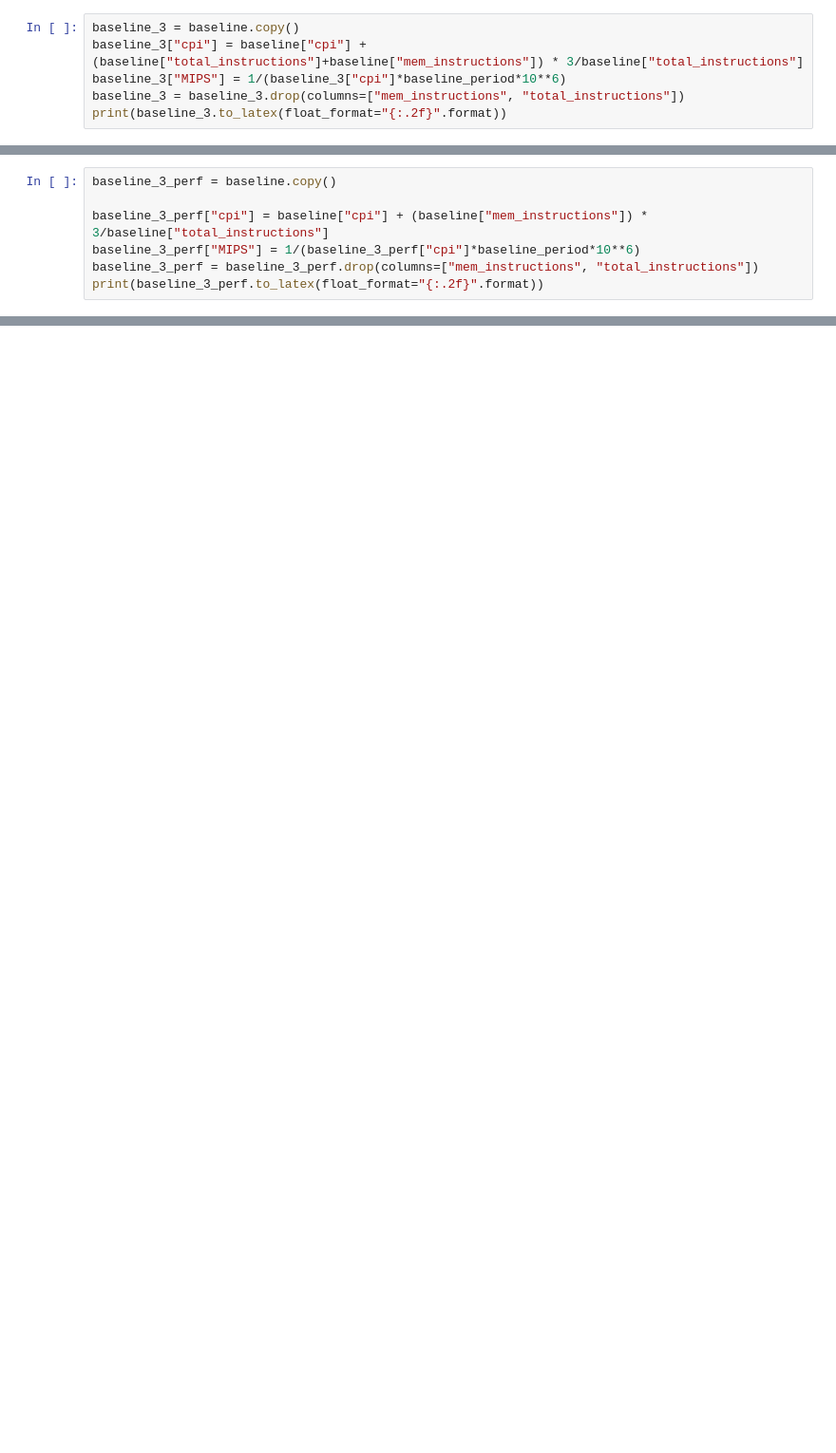
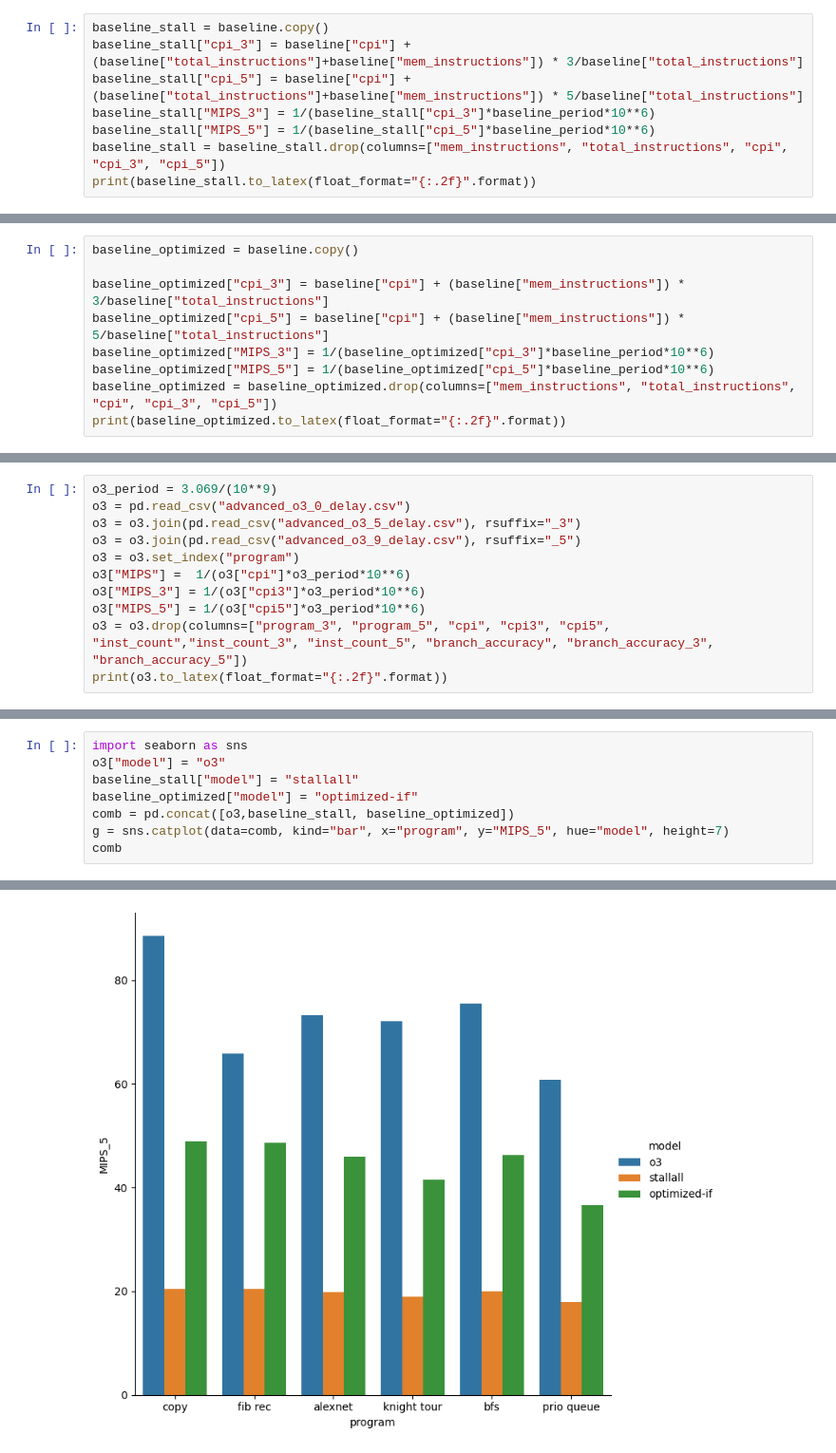
Before and after one commit to yaene/VeriSimpleO3, a Jupyter notebook: results/analysis.ipynb, the cells around one changed output, grey strips where cells are left out. Shown at 95% size. Drawn from its saved outputs; the diff is of its cells as text; blank space fills up the shorter version.

```diff
--- a/results/analysis.ipynb
+++ b/results/analysis.ipynb
@@ -21,9 +21,11 @@ priority_queue.mem & 1.94 & 90.49 \\
 \bottomrule
 \end{tabular}
 # %%
-baseline_3 = baseline.copy()
-baseline_3["cpi"] = baseline["cpi"] + (baseline["total_instructions"]+baseline["mem_instructions"]) * 3/baseline["total_instructions"]
-baseline_3["MIPS"] = 1/(baseline_3["cpi"]*baseline_period*10**6)
-baseline_3 = baseline_3.drop(columns=["mem_instructions", "total_instructions"])
-print(baseline_3.to_latex(float_format="{:.2f}".format))
+baseline_stall = baseline.copy()
+baseline_stall["cpi_3"] = baseline["cpi"] + (baseline["total_instructions"]+baseline["mem_instructions"]) * 3/baseline["total_instructions"]
+baseline_stall["cpi_5"] = baseline["cpi"] + (baseline["total_instructions"]+baseline["mem_instructions"]) * 5/baseline["total_instructions"]
+baseline_stall["MIPS_3"] = 1/(baseline_stall["cpi_3"]*baseline_period*10**6)
+baseline_stall["MIPS_5"] = 1/(baseline_stall["cpi_5"]*baseline_period*10**6)
+baseline_stall = baseline_stall.drop(columns=["mem_instructions", "total_instructions", "cpi", "cpi_3", "cpi_5"])
+print(baseline_stall.to_latex(float_format="{:.2f}".format))
 # %% [output]
@@ -41,10 +43,12 @@ priority_queue.mem & 6.64 & 26.37 \\
 \bottomrule
 \end{tabular}
 # %%
-baseline_3_perf = baseline.copy()
+baseline_optimized = baseline.copy()
 
-baseline_3_perf["cpi"] = baseline["cpi"] + (baseline["mem_instructions"]) * 3/baseline["total_instructions"]
-baseline_3_perf["MIPS"] = 1/(baseline_3_perf["cpi"]*baseline_period*10**6)
-baseline_3_perf = baseline_3_perf.drop(columns=["mem_instructions", "total_instructions"])
-print(baseline_3_perf.to_latex(float_format="{:.2f}".format))
+baseline_optimized["cpi_3"] = baseline["cpi"] + (baseline["mem_instructions"]) * 3/baseline["total_instructions"]
+baseline_optimized["cpi_5"] = baseline["cpi"] + (baseline["mem_instructions"]) * 5/baseline["total_instructions"]
+baseline_optimized["MIPS_3"] = 1/(baseline_optimized["cpi_3"]*baseline_period*10**6)
+baseline_optimized["MIPS_5"] = 1/(baseline_optimized["cpi_5"]*baseline_period*10**6)
+baseline_optimized = baseline_optimized.drop(columns=["mem_instructions", "total_instructions", "cpi", "cpi_3", "cpi_5"])
+print(baseline_optimized.to_latex(float_format="{:.2f}".format))
 # %% [output]
@@ -104,0 +68,11 @@ priority_queue.mem & 4.78 & 36.63 \\
+# %%
+o3_period = 3.069/(10**9)
+o3 = pd.read_csv("advanced_o3_0_delay.csv")
+o3 = o3.join(pd.read_csv("advanced_o3_5_delay.csv"), rsuffix="_3")
+o3 = o3.join(pd.read_csv("advanced_o3_9_delay.csv"), rsuffix="_5")
+o3 = o3.set_index("program")
+o3["MIPS"] =  1/(o3["cpi"]*o3_period*10**6)
+o3["MIPS_3"] = 1/(o3["cpi3"]*o3_period*10**6)
+o3["MIPS_5"] = 1/(o3["cpi5"]*o3_period*10**6)
+o3 = o3.drop(columns=["program_3", "program_5", "cpi", "cpi3", "cpi5", "inst_count","inst_count_3", "inst_count_5", "branch_accuracy", "branch_accuracy_3", "branch_accuracy_5"])
+print(o3.to_latex(float_format="{:.2f}".format))
@@ -104,0 +93,9 @@ priority_queue.mem & 4.78 & 36.63 \\
+# %%
+import seaborn as sns
+o3["model"] = "o3"
+baseline_stall["model"] = "stallall"
+baseline_optimized["model"] = "optimized-if"
+comb = pd.concat([o3,baseline_stall, baseline_optimized])
+g = sns.catplot(data=comb, kind="bar", x="program", y="MIPS_5", hue="model", height=7)
+comb
+# %% [output]
@@ -104,0 +120 @@ priority_queue.mem & 4.78 & 36.63 \\
+[figure, added]
```
Also changed, not shown: parts of 9 cells of this notebook, 9 other files.
